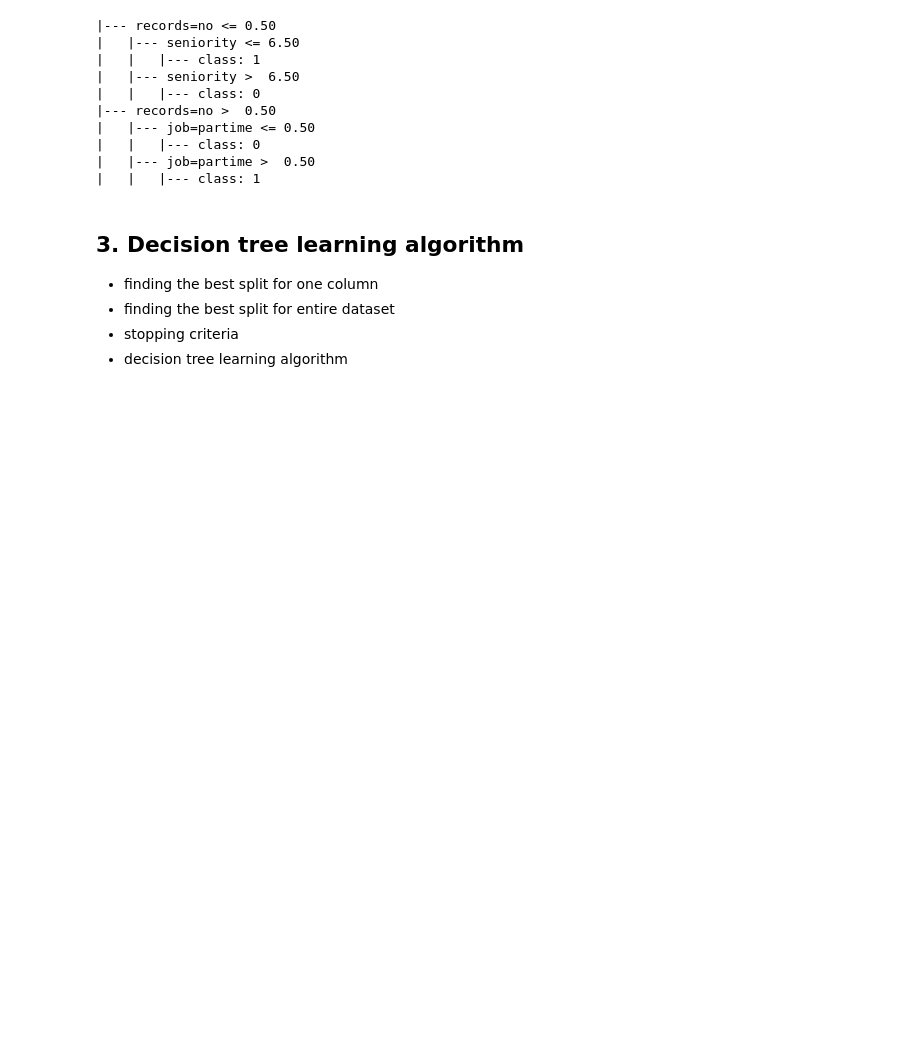
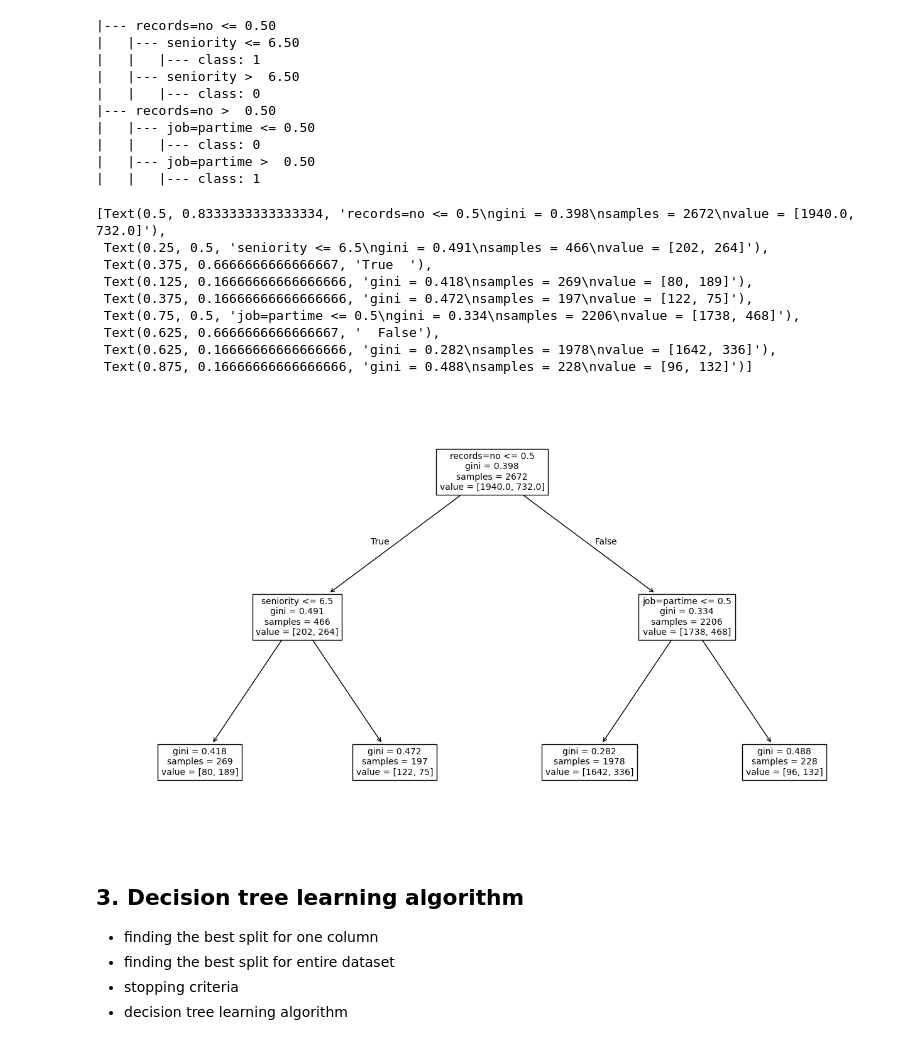
Before and after one commit to TheManuAi/ML-Zoomcamp, a Jupyter notebook: Week6 - Trees/ML-trees.ipynb, the cells around one changed output. Drawn from its saved outputs; the diff is of its cells as text; code cells hidden in the pictures; blank space fills up the shorter version.

```diff
--- a/Week6 - Trees/ML-trees.ipynb
+++ b/Week6 - Trees/ML-trees.ipynb
@@ -199,6 +199,21 @@ print(export_text(dt, feature_names=dv.get_feature_names_out()))
 |   |   |--- class: 0
 |   |--- job=partime >  0.50
 |   |   |--- class: 1
+# %%
+from sklearn.tree import plot_tree
+plt.figure(figsize=(16, 9))
+plot_tree(dt, feature_names=dv.get_feature_names_out(), fontsize=10)
+# %% [output]
+[Text(0.5, 0.8333333333333334, 'records=no <= 0.5\ngini = 0.398\nsamples = 2672\nvalue = [1940.0, 732.0]'),
+ Text(0.25, 0.5, 'seniority <= 6.5\ngini = 0.491\nsamples = 466\nvalue = [202, 264]'),
+ Text(0.375, 0.6666666666666667, 'True  '),
+ Text(0.125, 0.16666666666666666, 'gini = 0.418\nsamples = 269\nvalue = [80, 189]'),
+ Text(0.375, 0.16666666666666666, 'gini = 0.472\nsamples = 197\nvalue = [122, 75]'),
+ Text(0.75, 0.5, 'job=partime <= 0.5\ngini = 0.334\nsamples = 2206\nvalue = [1738, 468]'),
+ Text(0.625, 0.6666666666666667, '  False'),
+ Text(0.625, 0.16666666666666666, 'gini = 0.282\nsamples = 1978\nvalue = [1642, 336]'),
+ Text(0.875, 0.16666666666666666, 'gini = 0.488\nsamples = 228\nvalue = [96, 132]')]
+[figure, added]
 # %% [markdown]
 ## 3. Decision tree learning algorithm
 - finding the best split for one column
```
Also changed, not shown: parts of 7 cells of this notebook.
